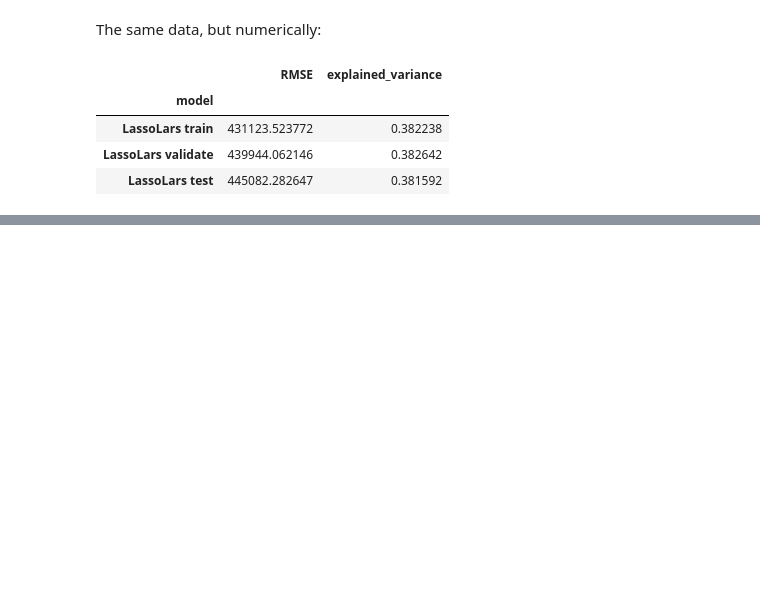
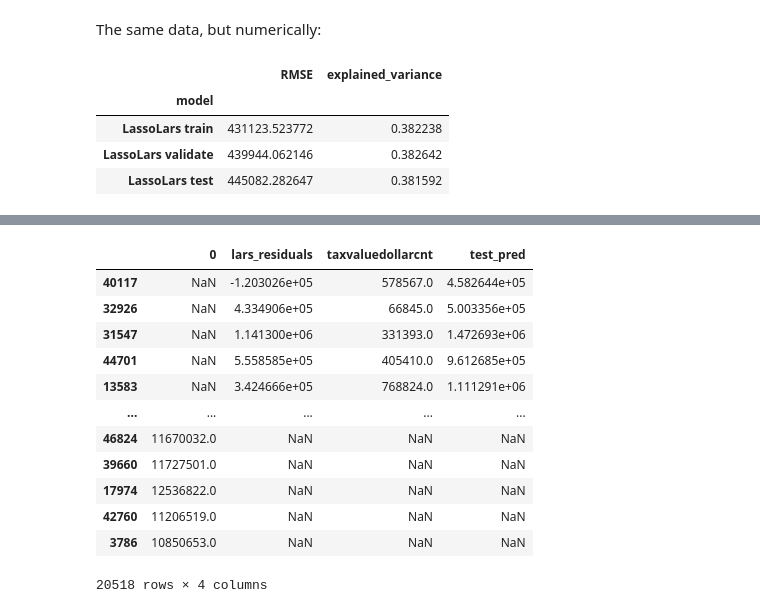
Before and after one commit to stephenfitzsimon/zillow_regression_project, a Jupyter notebook: final_report.ipynb, the cells around one changed output, grey strips where cells are left out. Saved outputs shown, nothing was run; the diff lists cells and outputs as text; code cells hidden in the pictures; blank space fills up the shorter version.

```diff
--- a/final_report.ipynb
+++ b/final_report.ipynb
@@ -1119,0 +1124,17 @@ Another way to improve the predictions would be to clean the data differently in
+# %%
+export_df = y_test.merge(test[['parcelid']], on)
+export_df
+# %% [output]
+|  | 0 | lars_residuals | taxvaluedollarcnt | test_pred |
+| 40117 | NaN | -1.203026e+05 | 578567.0 | 4.582644e+05 |
+| 32926 | NaN | 4.334906e+05 | 66845.0 | 5.003356e+05 |
+| 31547 | NaN | 1.141300e+06 | 331393.0 | 1.472693e+06 |
+| 44701 | NaN | 5.558585e+05 | 405410.0 | 9.612685e+05 |
+| 13583 | NaN | 3.424666e+05 | 768824.0 | 1.111291e+06 |
+| ... | ... | ... | ... | ... |
+| 46824 | 11670032.0 | NaN | NaN | NaN |
+| 39660 | 11727501.0 | NaN | NaN | NaN |
+| 17974 | 12536822.0 | NaN | NaN | NaN |
+| 42760 | 11206519.0 | NaN | NaN | NaN |
+| 3786 | 10850653.0 | NaN | NaN | NaN |
+20518 rows × 4 columns
```
Also changed, not shown: parts of 13 cells of this notebook.
